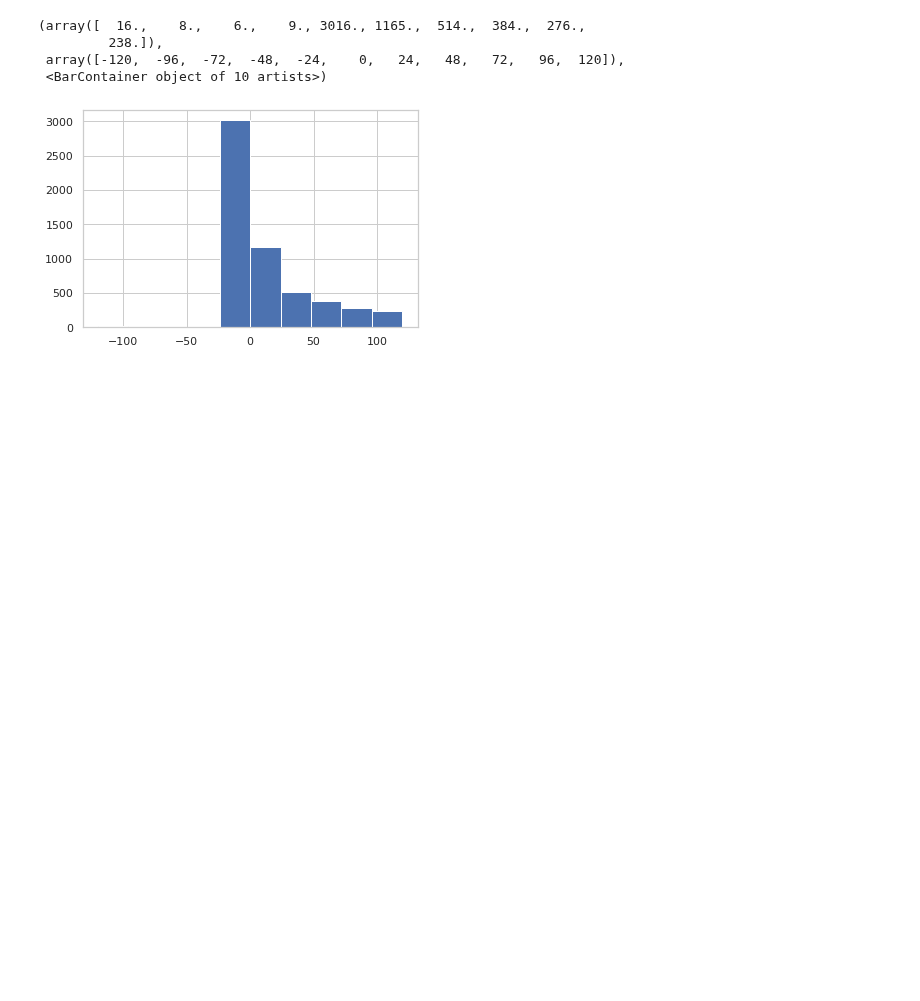
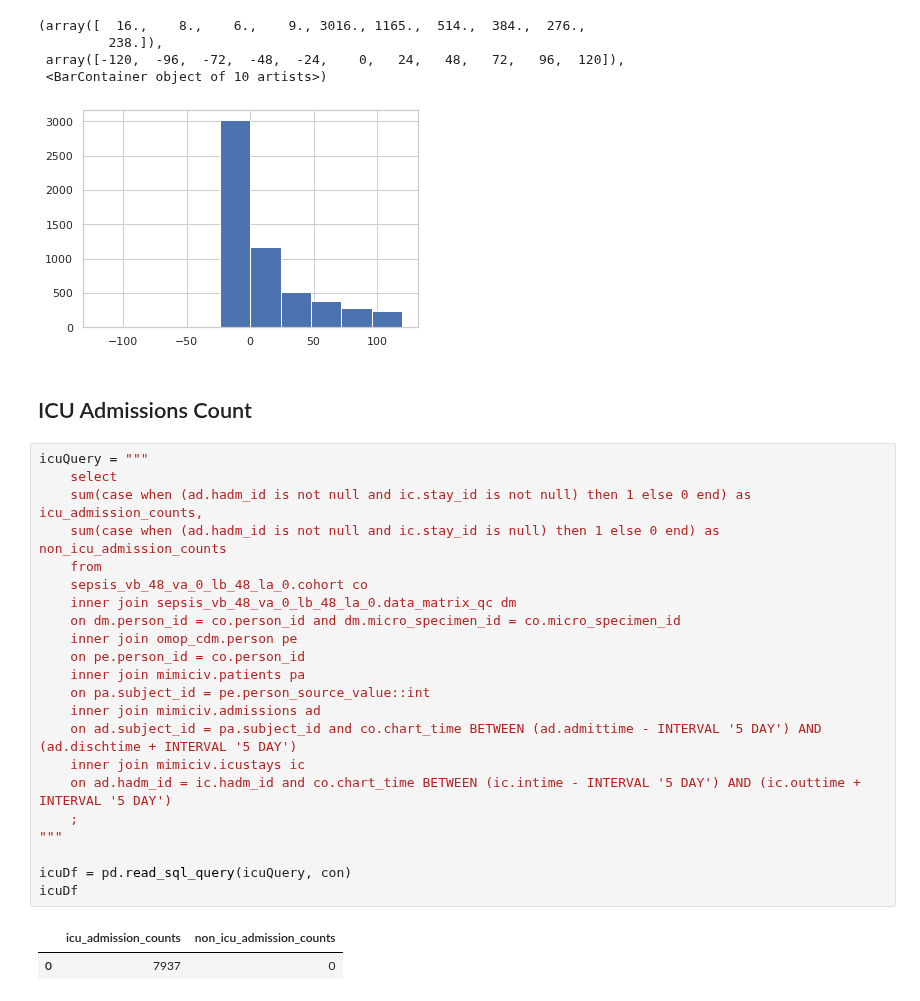
Before and after one commit to ryashpal/ML, a Jupyter notebook: mortality/sepsis_micro/02_explore_before.ipynb, the cells around one changed output. Saved outputs shown, nothing was run; the diff lists cells and outputs as text; blank space fills up the shorter version.

Commit message:
added ICU admissions count

```diff
--- a/mortality/sepsis_micro/02_explore_before.ipynb
+++ b/mortality/sepsis_micro/02_explore_before.ipynb
@@ -705,3 +705,30 @@ plt.hist(admitTimeDf.duration, bins=[-120, -96, -72, -48, -24, 0, 24, 48, 72, 96
  array([-120,  -96,  -72,  -48,  -24,    0,   24,   48,   72,   96,  120]),
  <BarContainer object of 10 artists>)
 [figure]
+# %% [markdown]
+## ICU Admissions Count
+# %%
+icuQuery = """
+    select
+    sum(case when (ad.hadm_id is not null and ic.stay_id is not null) then 1 else 0 end) as icu_admission_counts,
+    sum(case when (ad.hadm_id is not null and ic.stay_id is null) then 1 else 0 end) as non_icu_admission_counts
+    from
+    sepsis_vb_48_va_0_lb_48_la_0.cohort co
+    inner join sepsis_vb_48_va_0_lb_48_la_0.data_matrix_qc dm
+    on dm.person_id = co.person_id and dm.micro_specimen_id = co.micro_specimen_id
+    inner join omop_cdm.person pe
+    on pe.person_id = co.person_id
+    inner join mimiciv.patients pa
+    on pa.subject_id = pe.person_source_value::int
+    inner join mimiciv.admissions ad
+    on ad.subject_id = pa.subject_id and co.chart_time BETWEEN (ad.admittime - INTERVAL '5 DAY') AND (ad.dischtime + INTERVAL '5 DAY')
+    inner join mimiciv.icustays ic
+    on ad.hadm_id = ic.hadm_id and co.chart_time BETWEEN (ic.intime - INTERVAL '5 DAY') AND (ic.outtime + INTERVAL '5 DAY')
+    ;
+"""
+
+icuDf = pd.read_sql_query(icuQuery, con)
+icuDf
+# %% [output]
+|  | icu_admission_counts | non_icu_admission_counts |
+| 0 | 7937 | 0 |
```
